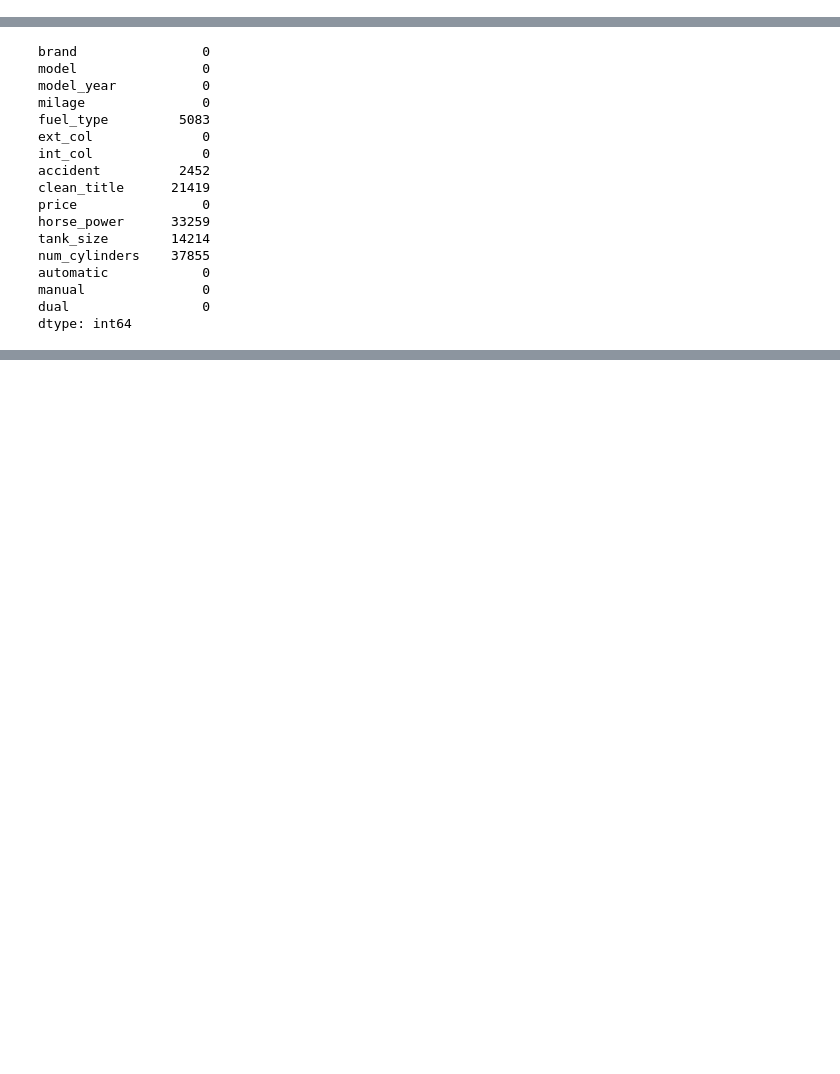
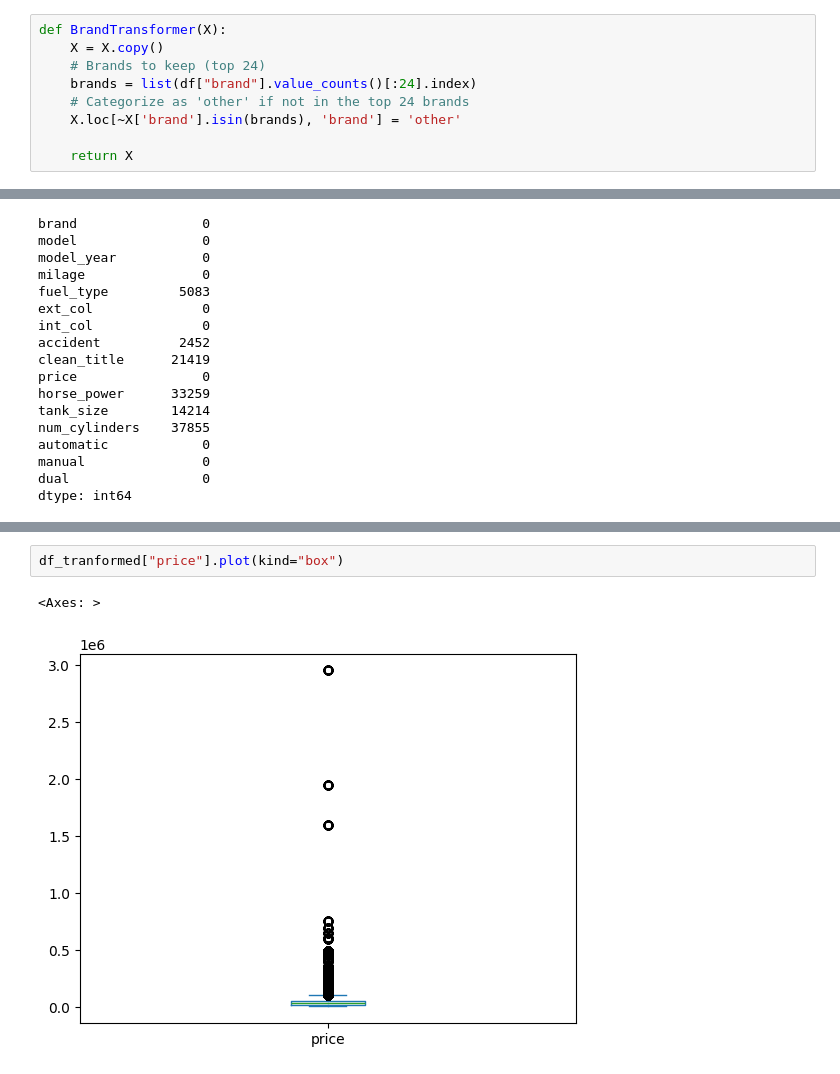
Before and after one commit to YaelDahariBIU/Tabular-Data, a Jupyter notebook: part1.ipynb, the cells around one changed output, grey strips where cells are left out. Saved outputs shown, nothing was run; the diff lists cells and outputs as text; blank space fills up the shorter version.

```diff
--- a/part1.ipynb
+++ b/part1.ipynb
@@ -46,0 +120,9 @@ Name: count, dtype: int64
+# %%
+def BrandTransformer(X):
+	X = X.copy()
+	# Brands to keep (top 24)
+	brands = list(df["brand"].value_counts()[:24].index)
+	# Categorize as 'other' if not in the top 24 brands
+	X.loc[~X['brand'].isin(brands), 'brand'] = 'other'
+
+	return X
@@ -225,0 +391,5 @@ dtype: int64
+# %%
+df_tranformed["price"].plot(kind="box")
+# %% [output]
+<Axes: >
+[figure, added]
```
Also changed, not shown: parts of 24 cells of this notebook.
